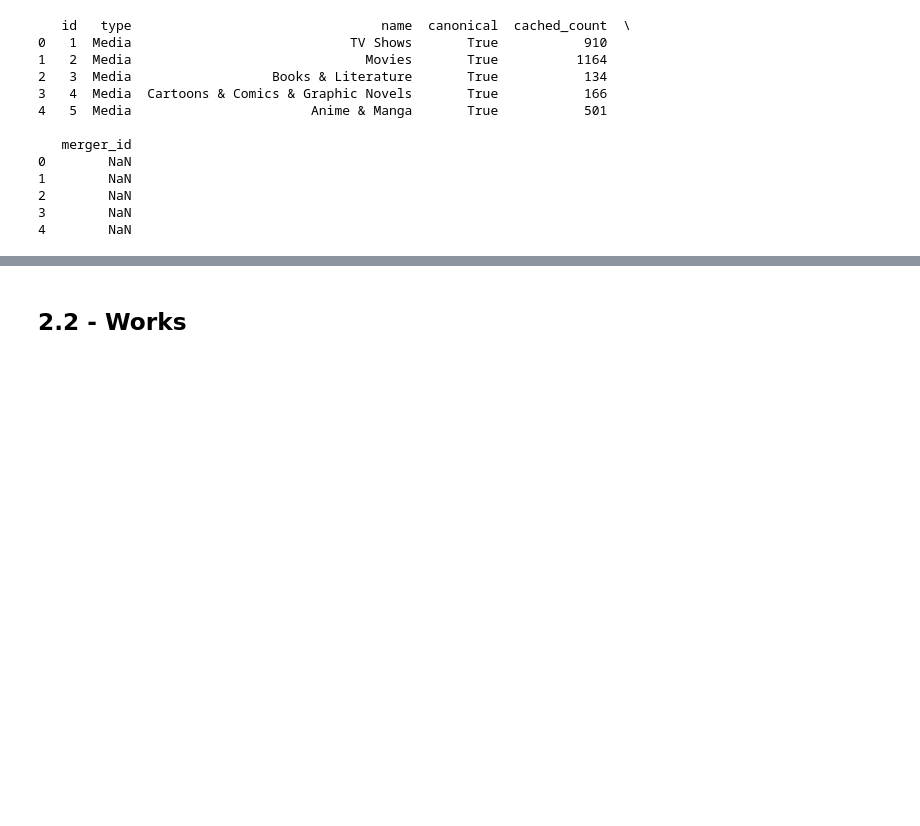
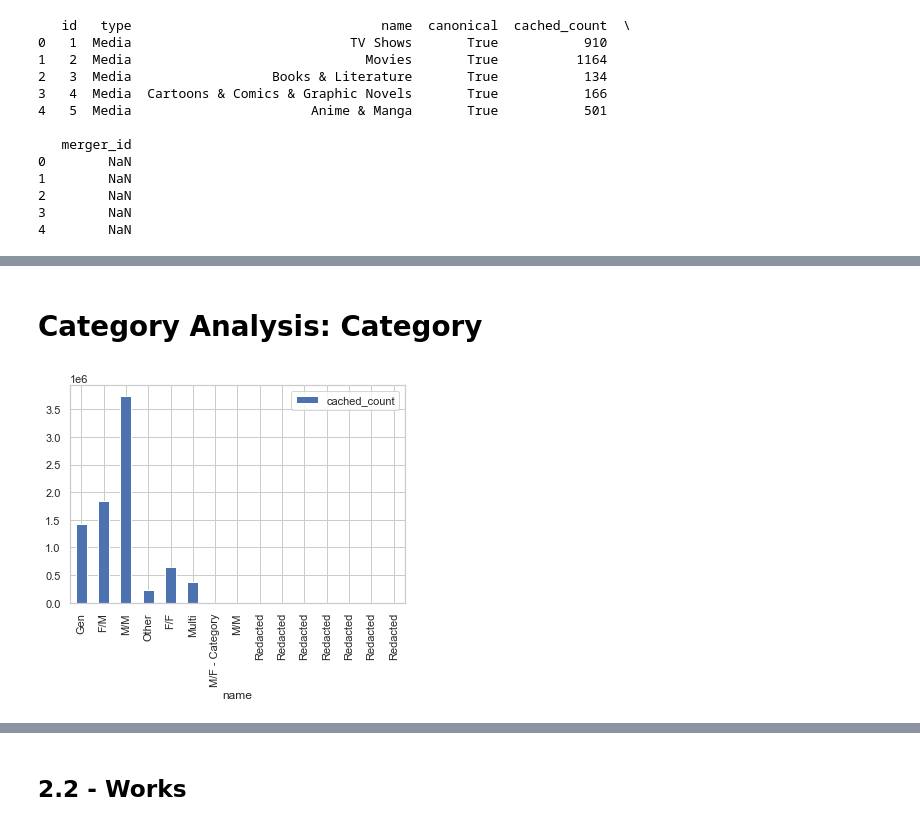
Before and after one commit to lharpercannon/ao3-analysis, a Jupyter notebook: Initial AO3 EDA.ipynb, the cells around one changed output, grey strips where cells are left out. Cells and saved outputs as stored; diff of their text form; code cells hidden in the pictures; blank space fills up the shorter version.

```diff
--- a/Initial AO3 EDA.ipynb
+++ b/Initial AO3 EDA.ipynb
@@ -69,0 +102,6 @@ print(tags[:5])
+# %% [markdown]
+# Category Analysis: Category
+# %%
+ax = category_tags.plot.bar(x='name', y='cached_count')
+# %% [output]
+[figure, added]
```
Also changed, not shown: parts of 18 cells of this notebook.
